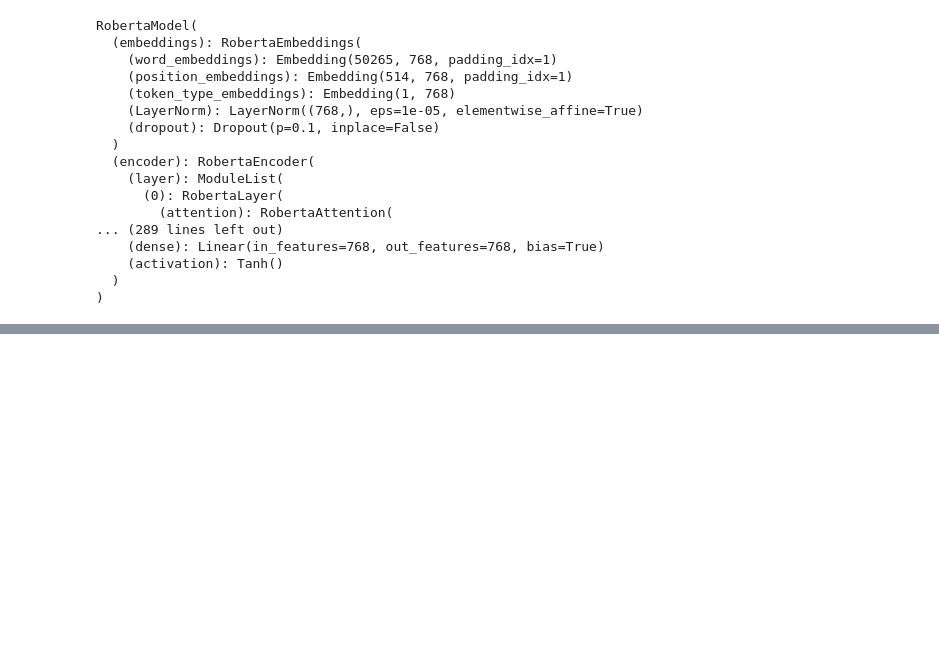
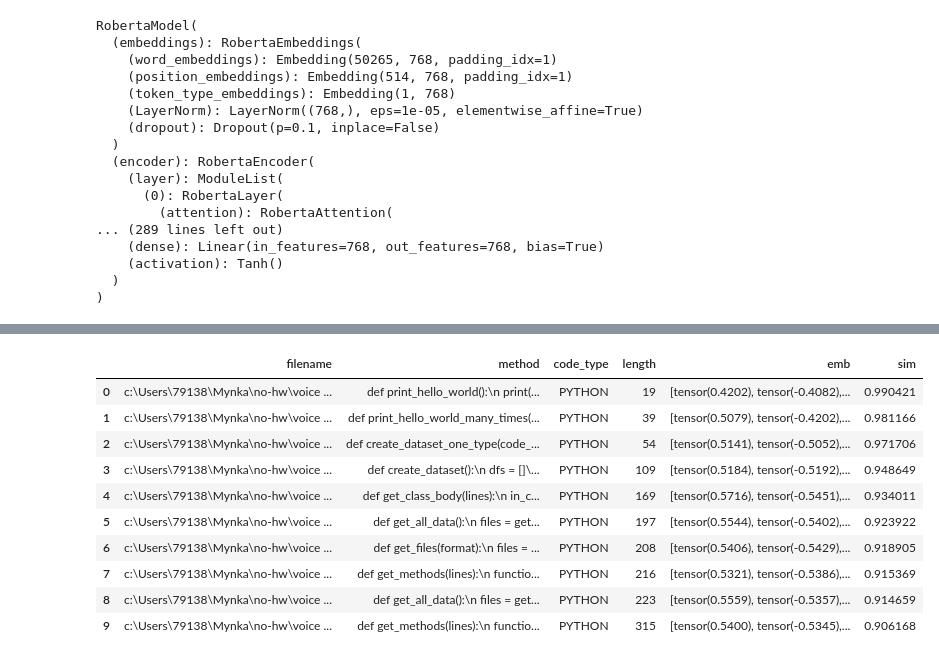
Before and after one commit to VladimirMynka/CodeSearch, a Jupyter notebook: experiments.ipynb, the cells around one changed output, grey strips where cells are left out. Saved outputs shown, nothing was run; the diff lists cells and outputs as text; code cells hidden in the pictures; blank space fills up the shorter version.

```diff
--- a/experiments.ipynb
+++ b/experiments.ipynb
@@ -71,0 +67,30 @@ os.listdir("/Users/79138/Mynka/hw/2. second grade/oop/myCs")
+# %%
+with torch.no_grad():
+    data['emb'] = [model(**tokenizer(elem, return_tensors='pt'))['pooler_output'].detach().cpu()[0] for elem in tqdm(data['method'])]
+# %%
+from torch.nn import CosineSimilarity
+cos = CosineSimilarity(dim=0)
+# %%
+query = "stop spending my time"
+with torch.no_grad():
+    query = model(**tokenizer(query, return_tensors='pt'))['pooler_output'].detach()[0]
+# %%
+sims = []
+for i in tqdm(data.emb):
+    sims.append(float(cos(query, i)))
+# %%
+res = data.iloc[np.argsort(sims)[:-12:-1]].reset_index(drop=True)
+res['sim'] = np.array(sims)[np.argsort(sims)[:-12:-1]]
+res
+# %% [output]
+|  | filename | method | code_type | length | emb | sim |
+| 0 | c:\Users\79138\Mynka\no-hw\voice ... | def print_hello_world():\n print(... | PYTHON | 19 | [tensor(0.4202), tensor(-0.4082),... | 0.990421 |
+| 1 | c:\Users\79138\Mynka\no-hw\voice ... | def print_hello_world_many_times(... | PYTHON | 39 | [tensor(0.5079), tensor(-0.4202),... | 0.981166 |
+| 2 | c:\Users\79138\Mynka\no-hw\voice ... | def create_dataset_one_type(code_... | PYTHON | 54 | [tensor(0.5141), tensor(-0.5052),... | 0.971706 |
+| 3 | c:\Users\79138\Mynka\no-hw\voice ... | def create_dataset():\n dfs = []\... | PYTHON | 109 | [tensor(0.5184), tensor(-0.5192),... | 0.948649 |
+| 4 | c:\Users\79138\Mynka\no-hw\voice ... | def get_class_body(lines):\n in_c... | PYTHON | 169 | [tensor(0.5716), tensor(-0.5451),... | 0.934011 |
+| 5 | c:\Users\79138\Mynka\no-hw\voice ... | def get_all_data():\n files = get... | PYTHON | 197 | [tensor(0.5544), tensor(-0.5402),... | 0.923922 |
+| 6 | c:\Users\79138\Mynka\no-hw\voice ... | def get_files(format):\n files = ... | PYTHON | 208 | [tensor(0.5406), tensor(-0.5429),... | 0.918905 |
+| 7 | c:\Users\79138\Mynka\no-hw\voice ... | def get_methods(lines):\n functio... | PYTHON | 216 | [tensor(0.5321), tensor(-0.5386),... | 0.915369 |
+| 8 | c:\Users\79138\Mynka\no-hw\voice ... | def get_all_data():\n files = get... | PYTHON | 223 | [tensor(0.5559), tensor(-0.5357),... | 0.914659 |
+| 9 | c:\Users\79138\Mynka\no-hw\voice ... | def get_methods(lines):\n functio... | PYTHON | 315 | [tensor(0.5400), tensor(-0.5345),... | 0.906168 |
```
Also changed, not shown: parts of 9 cells of this notebook, 5 other files.
